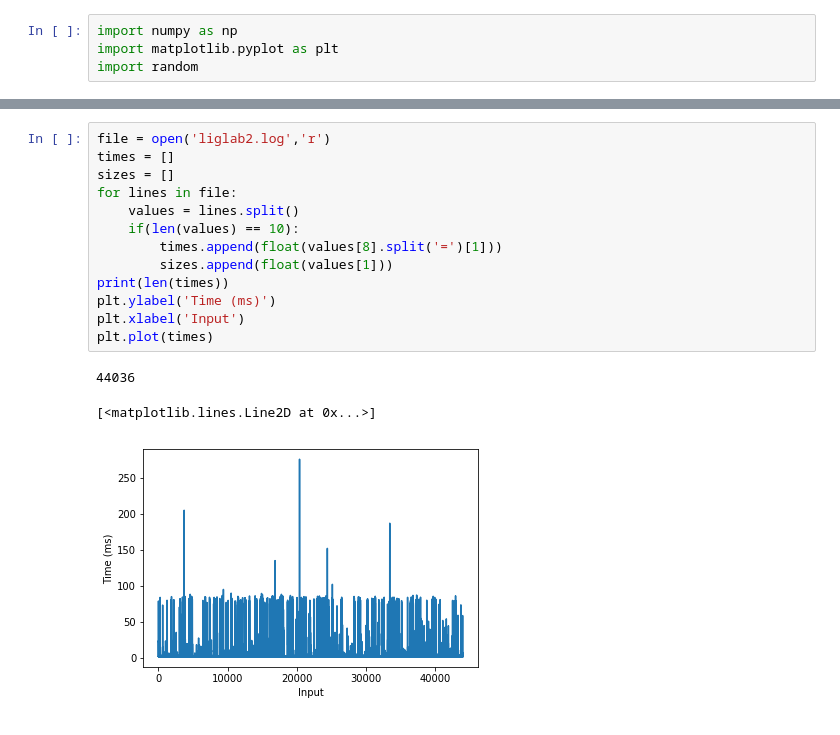
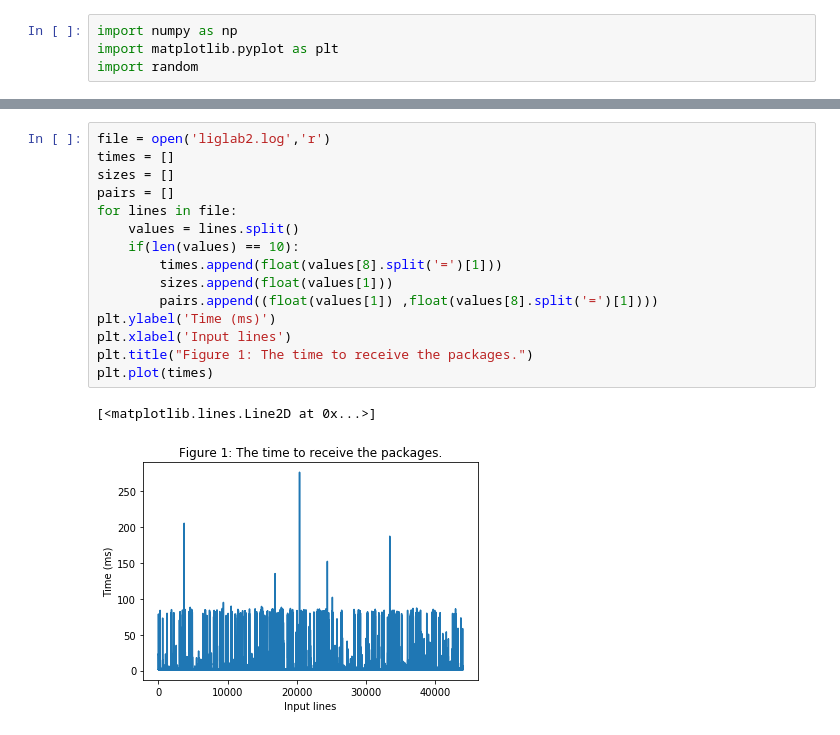
Before and after one commit to andersonandrei/uga-smpe, a Jupyter notebook: module3/project/networkEstimationProject.ipynb, the cells around one changed output, grey strips where cells are left out. Cells and saved outputs as stored; diff of their text form.

```diff
--- a/module3/project/networkEstimationProject.ipynb
+++ b/module3/project/networkEstimationProject.ipynb
@@ -43,17 +59,18 @@ Total invalid lines: 377
 # %%
 file = open('liglab2.log','r')
 times = []
 sizes = []
+pairs = []
 for lines in file:
     values = lines.split()
     if(len(values) == 10):
         times.append(float(values[8].split('=')[1]))
         sizes.append(float(values[1]))
-print(len(times))
+        pairs.append((float(values[1]) ,float(values[8].split('=')[1])))
 plt.ylabel('Time (ms)')
-plt.xlabel('Input')
+plt.xlabel('Input lines')
+plt.title("Figure 1: The time to receive the packages.")
 plt.plot(times)
 # %% [output]
-44036
+[<matplotlib.lines.Line2D at 0x...>]
-[<matplotlib.lines.Line2D at 0x...>]
-[figure, old version]
+[figure, new version]
```
Also changed, not shown: parts of 33 cells of this notebook.
